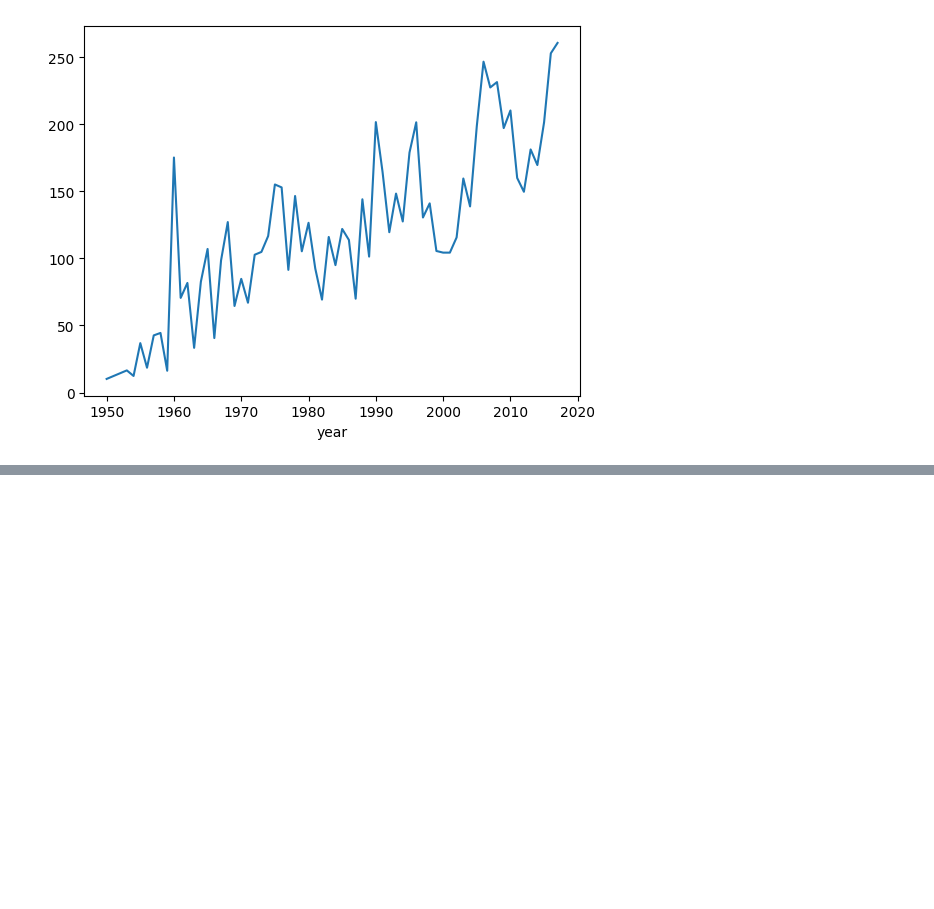
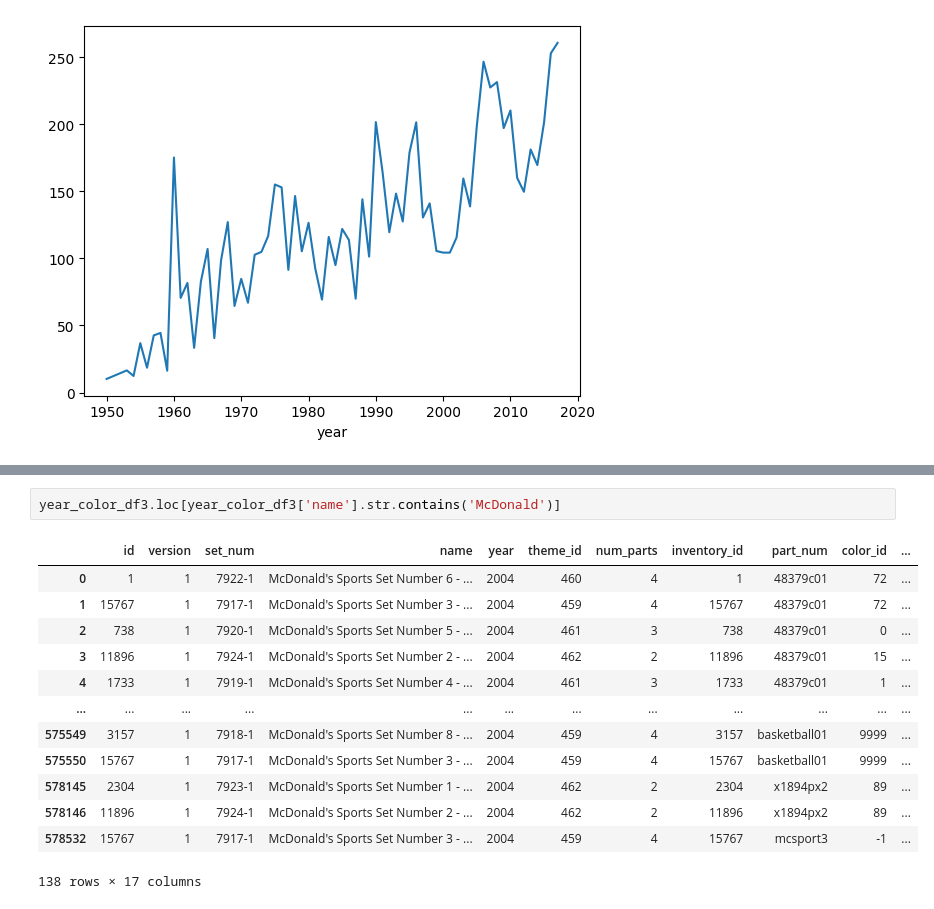
Before and after one commit to MatthewKolotylo/Lego-Project, a Jupyter notebook: Master Code Copy.ipynb, the cells around one changed output, grey strips where cells are left out. Saved outputs shown, nothing was run; the diff lists cells and outputs as text; blank space fills up the shorter version.

```diff
--- a/Master Code Copy.ipynb
+++ b/Master Code Copy.ipynb
@@ -156,0 +144,16 @@ colors_df
+# %%
+year_color_df3.loc[year_color_df3['name'].str.contains('McDonald')]
+# %% [output]
+|  | id | version | set_num | name | year | theme_id | num_parts | inventory_id | part_num | color_id | ... |
+| 0 | 1 | 1 | 7922-1 | McDonald's Sports Set Number 6 - ... | 2004 | 460 | 4 | 1 | 48379c01 | 72 | ... |
+| 1 | 15767 | 1 | 7917-1 | McDonald's Sports Set Number 3 - ... | 2004 | 459 | 4 | 15767 | 48379c01 | 72 | ... |
+| 2 | 738 | 1 | 7920-1 | McDonald's Sports Set Number 5 - ... | 2004 | 461 | 3 | 738 | 48379c01 | 0 | ... |
+| 3 | 11896 | 1 | 7924-1 | McDonald's Sports Set Number 2 - ... | 2004 | 462 | 2 | 11896 | 48379c01 | 15 | ... |
+| 4 | 1733 | 1 | 7919-1 | McDonald's Sports Set Number 4 - ... | 2004 | 461 | 3 | 1733 | 48379c01 | 1 | ... |
+| ... | ... | ... | ... | ... | ... | ... | ... | ... | ... | ... | ... |
+| 575549 | 3157 | 1 | 7918-1 | McDonald's Sports Set Number 8 - ... | 2004 | 459 | 4 | 3157 | basketball01 | 9999 | ... |
+| 575550 | 15767 | 1 | 7917-1 | McDonald's Sports Set Number 3 - ... | 2004 | 459 | 4 | 15767 | basketball01 | 9999 | ... |
+| 578145 | 2304 | 1 | 7923-1 | McDonald's Sports Set Number 1 - ... | 2004 | 462 | 2 | 2304 | x1894px2 | 89 | ... |
+| 578146 | 11896 | 1 | 7924-1 | McDonald's Sports Set Number 2 - ... | 2004 | 462 | 2 | 11896 | x1894px2 | 89 | ... |
+| 578532 | 15767 | 1 | 7917-1 | McDonald's Sports Set Number 3 - ... | 2004 | 459 | 4 | 15767 | mcsport3 | -1 | ... |
+138 rows × 17 columns
```
Also changed, not shown: parts of 32 cells of this notebook.
